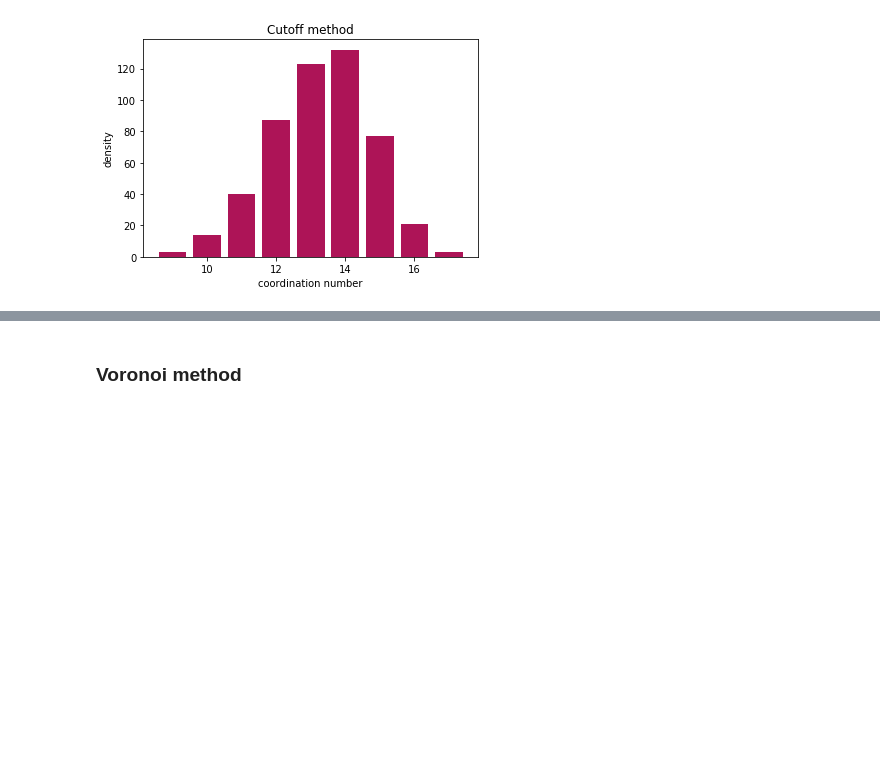
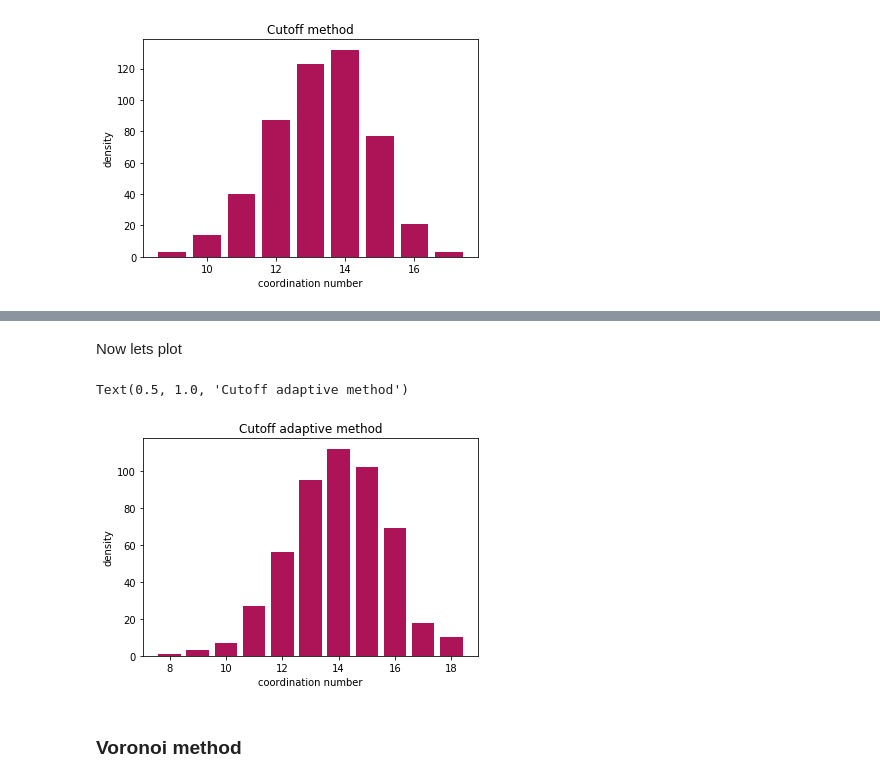
Before and after one commit to pyscal/pyscal, a Jupyter notebook: examples/example_2.ipynb, the cells around one changed output, grey strips where cells are left out. Saved outputs shown, nothing was run; the diff lists cells and outputs as text; code cells hidden in the pictures; blank space fills up the shorter version.

```diff
--- a/examples/example_2.ipynb
+++ b/examples/example_2.ipynb
@@ -65,3 +90,18 @@ Text(0.5, 1.0, 'Cutoff method')
+# %%
+sys.get_neighbors(method='cutoff', cutoff='adaptive', padding=1.5)
+atoms = sys.get_atoms()
+coord = [atom.get_coordination() for atom in atoms]
+# %% [markdown]
+Now lets plot
+# %%
+nos, counts = np.unique(coord, return_counts=True)
+plt.bar(nos, counts, color="#AD1457")
+plt.ylabel("density")
+plt.xlabel("coordination number")
+plt.title("Cutoff adaptive method")
+# %% [output]
+Text(0.5, 1.0, 'Cutoff adaptive method')
+[figure, added]
 # %% [markdown]
 ### Voronoi method
 # %% [markdown]
```
Also changed, not shown: parts of 11 cells of this notebook, 5 other files.
